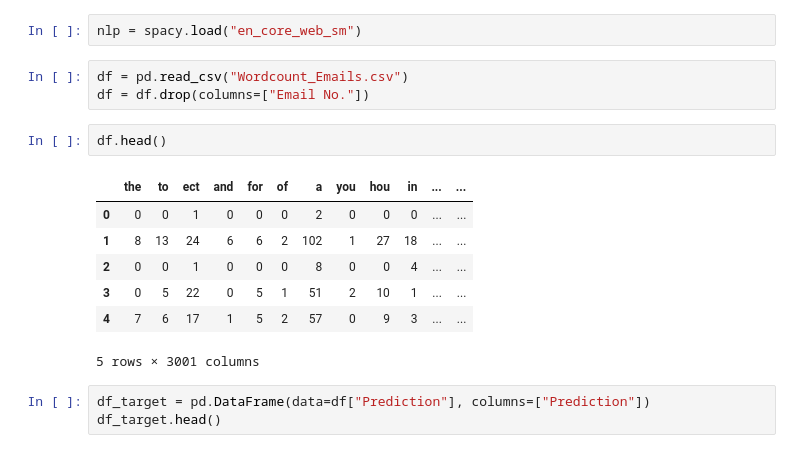
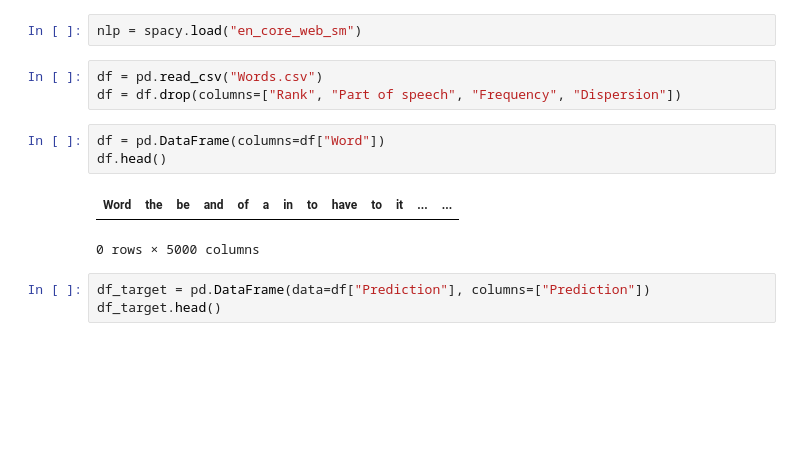
Before and after one commit to SureFoot0/Spam-Classifier, a Jupyter notebook: SpamClassifier.ipynb, the cells around one changed output. Cells and saved outputs as stored; diff of their text form; blank space fills up the shorter version.

```diff
--- a/SpamClassifier.ipynb
+++ b/SpamClassifier.ipynb
@@ -16,18 +11,14 @@ To enable the following instructions: AVX2 FMA, in other operations, rebuild Ten
 # %%
 nlp = spacy.load("en_core_web_sm")
 # %%
-df = pd.read_csv("Wordcount_Emails.csv")
-df = df.drop(columns=["Email No."])
+df = pd.read_csv("Words.csv")
+df = df.drop(columns=["Rank", "Part of speech", "Frequency", "Dispersion"])
 # %%
+df = pd.DataFrame(columns=df["Word"])
 df.head()
 # %% [output]
-|  | the | to | ect | and | for | of | a | you | hou | in | ... | ... |
-| 0 | 0 | 0 | 1 | 0 | 0 | 0 | 2 | 0 | 0 | 0 | ... | ... |
-| 1 | 8 | 13 | 24 | 6 | 6 | 2 | 102 | 1 | 27 | 18 | ... | ... |
-| 2 | 0 | 0 | 1 | 0 | 0 | 0 | 8 | 0 | 0 | 4 | ... | ... |
-| 3 | 0 | 5 | 22 | 0 | 5 | 1 | 51 | 2 | 10 | 1 | ... | ... |
-| 4 | 7 | 6 | 17 | 1 | 5 | 2 | 57 | 0 | 9 | 3 | ... | ... |
+| Word | the | be | and | of | a | in | to | have | to | it | ... | ... |
-5 rows × 3001 columns
+0 rows × 5000 columns
 # %%
 df_target = pd.DataFrame(data=df["Prediction"], columns=["Prediction"])
 df_target.head()
```
Also changed, not shown: parts of 1 cell of this notebook, 2 other files.
